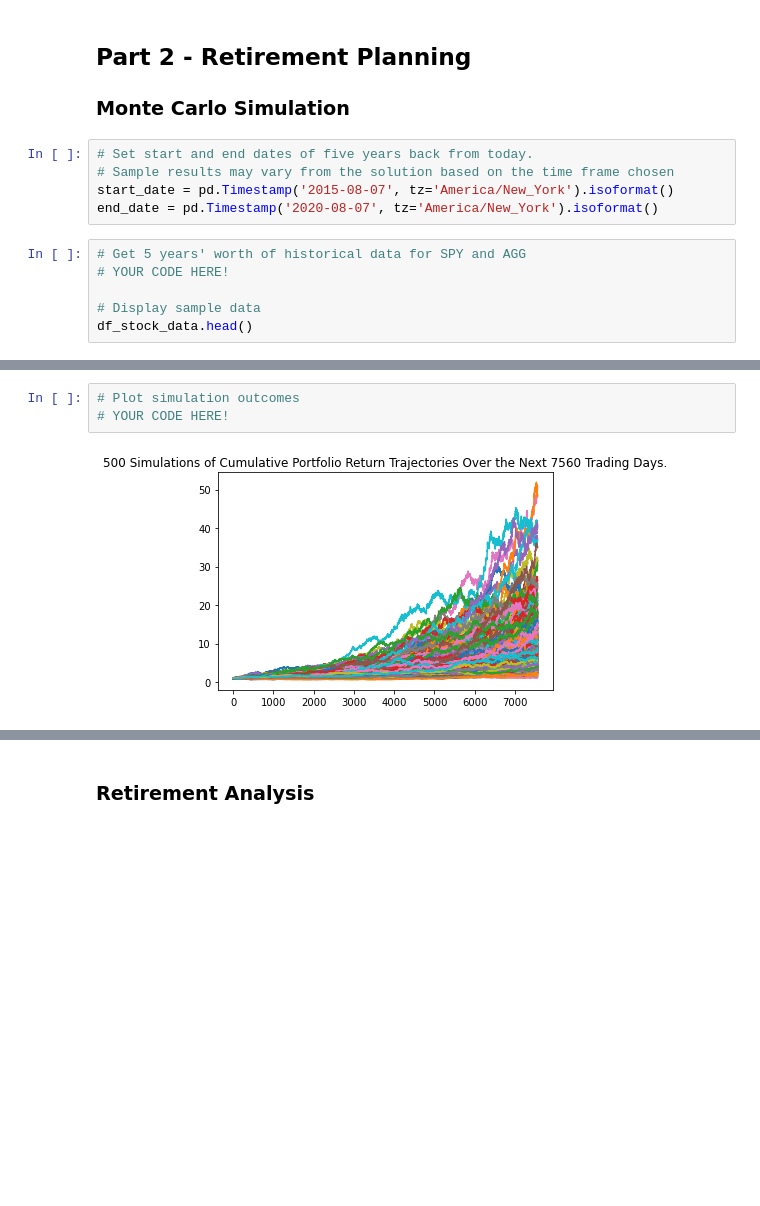
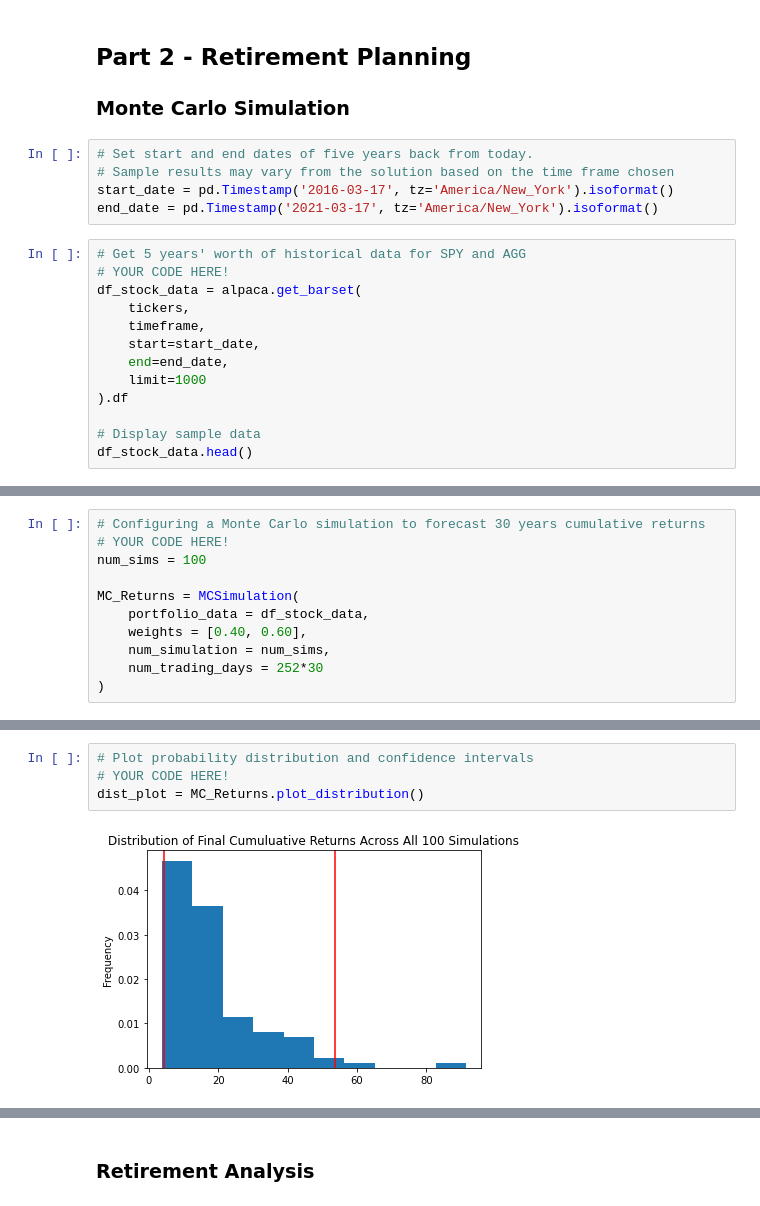
Before and after one commit to JacobJ215/Financial-Planner, a Jupyter notebook: financial-planner.ipynb, the cells around one changed output, grey strips where cells are left out. Drawn from its saved outputs; the diff is of its cells as text; blank space fills up the shorter version.

```diff
--- a/financial-planner.ipynb
+++ b/financial-planner.ipynb
@@ -190,11 +190,18 @@ Congratulations! You have enough money in your emergency fund
 # %%
 # Set start and end dates of five years back from today.
 # Sample results may vary from the solution based on the time frame chosen
-start_date = pd.Timestamp('2015-08-07', tz='America/New_York').isoformat()
-end_date = pd.Timestamp('2020-08-07', tz='America/New_York').isoformat()
+start_date = pd.Timestamp('2016-03-17', tz='America/New_York').isoformat()
+end_date = pd.Timestamp('2021-03-17', tz='America/New_York').isoformat()
 # %%
 # Get 5 years' worth of historical data for SPY and AGG
 # YOUR CODE HERE!
+df_stock_data = alpaca.get_barset(
+    tickers,
+    timeframe,
+    start=start_date,
+    end=end_date,
+    limit=1000
+).df
 
 # Display sample data
 df_stock_data.head()
@@ -208,0 +217,11 @@ df_stock_data.head()
+# %%
+# Configuring a Monte Carlo simulation to forecast 30 years cumulative returns
+# YOUR CODE HERE!
+num_sims = 100
+
+MC_Returns = MCSimulation(
+    portfolio_data = df_stock_data,
+    weights = [0.40, 0.60],
+    num_simulation = num_sims,
+    num_trading_days = 252*30
+)
@@ -257,5 +275,6 @@ Running Monte Carlo simulation number 490.
 # %%
-# Plot simulation outcomes
+# Plot probability distribution and confidence intervals
 # YOUR CODE HERE!
+dist_plot = MC_Returns.plot_distribution()
 # %% [output]
-[figure, old version]
+[figure, new version]
```
Also changed, not shown: parts of 10 cells of this notebook.
